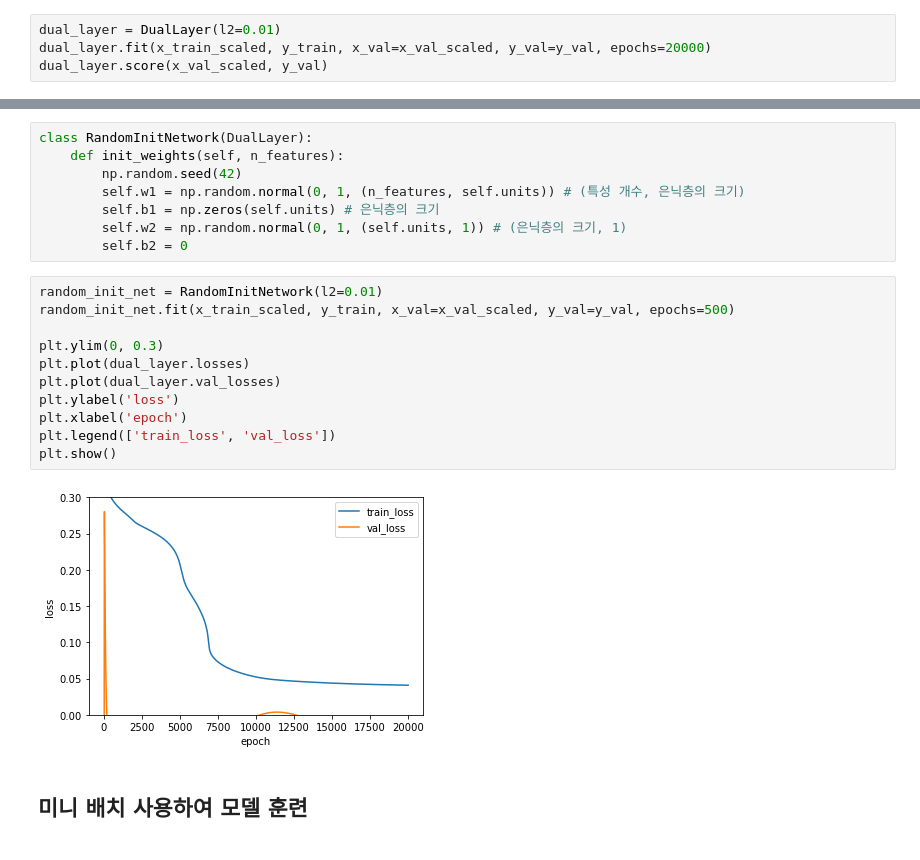
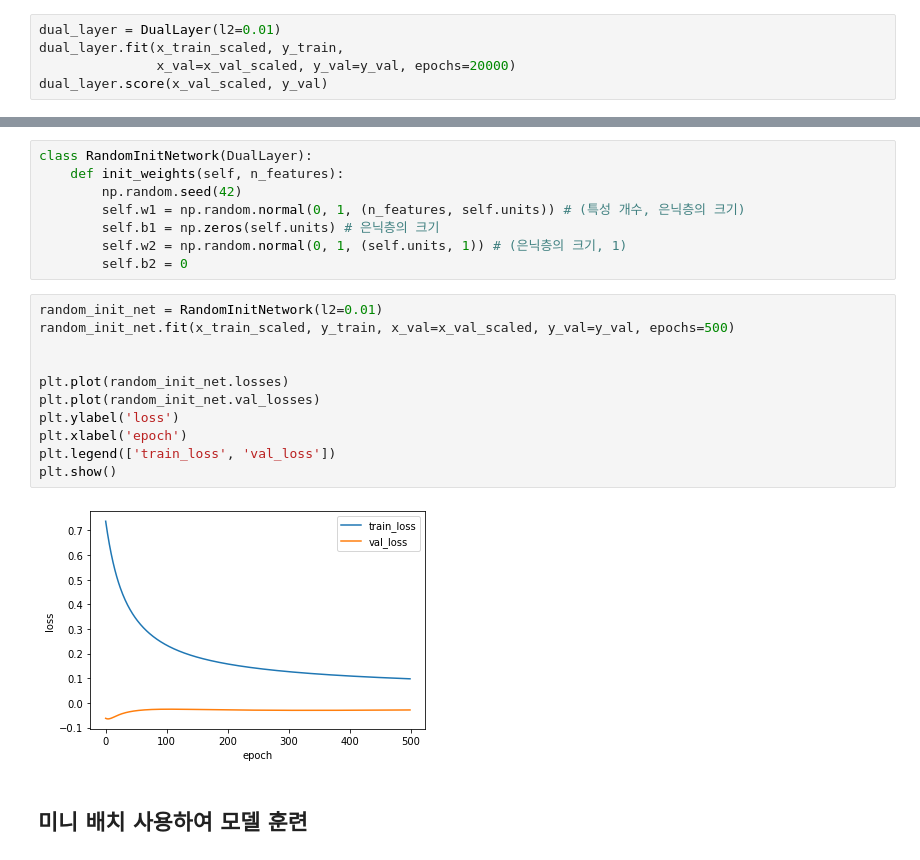
Before and after one commit to ghleex/TIL, a Jupyter notebook: 09_machine_learning/01_introduction_to_ml/do_it_series/04_multi_layers.ipynb, the cells around one changed output, grey strips where cells are left out. Saved outputs shown, nothing was run; the diff lists cells and outputs as text.

```diff
--- a/09_machine_learning/01_introduction_to_ml/do_it_series/04_multi_layers.ipynb
+++ b/09_machine_learning/01_introduction_to_ml/do_it_series/04_multi_layers.ipynb
@@ -251,7 +254,8 @@ class DualLayer(SingleLayer):
                 self.l2 / 2 * (np.sum(self.w1 ** 2) + np.sum(self.w2 ** 2))
 # %%
 dual_layer = DualLayer(l2=0.01)
-dual_layer.fit(x_train_scaled, y_train, x_val=x_val_scaled, y_val=y_val, epochs=20000)
+dual_layer.fit(x_train_scaled, y_train,
+               x_val=x_val_scaled, y_val=y_val, epochs=20000)
 dual_layer.score(x_val_scaled, y_val)
 # %% [output]
 0.978021978021978
@@ -278,16 +282,16 @@ class RandomInitNetwork(DualLayer):
 # %%
 random_init_net = RandomInitNetwork(l2=0.01)
 random_init_net.fit(x_train_scaled, y_train, x_val=x_val_scaled, y_val=y_val, epochs=500)
 
-plt.ylim(0, 0.3)
-plt.plot(dual_layer.losses)
-plt.plot(dual_layer.val_losses)
+
+plt.plot(random_init_net.losses)
+plt.plot(random_init_net.val_losses)
 plt.ylabel('loss')
 plt.xlabel('epoch')
 plt.legend(['train_loss', 'val_loss'])
 plt.show()
 # %% [output]
-[figure, old version]
+[figure, new version]
 # %% [markdown]
 ## 미니 배치 사용하여 모델 훈련
 # %%
```
Also changed, not shown: parts of 6 cells of this notebook.
